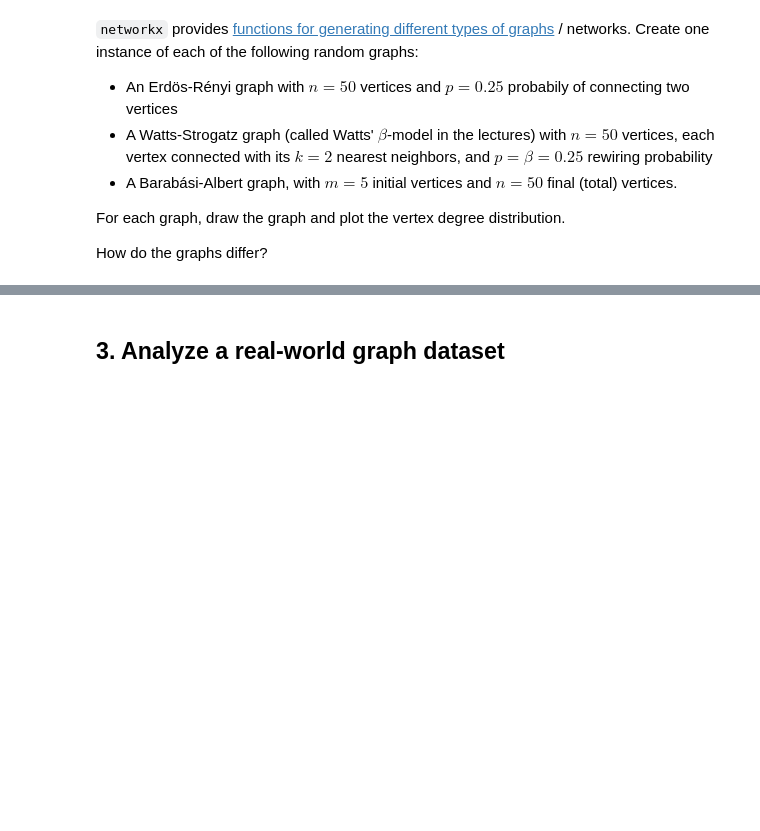
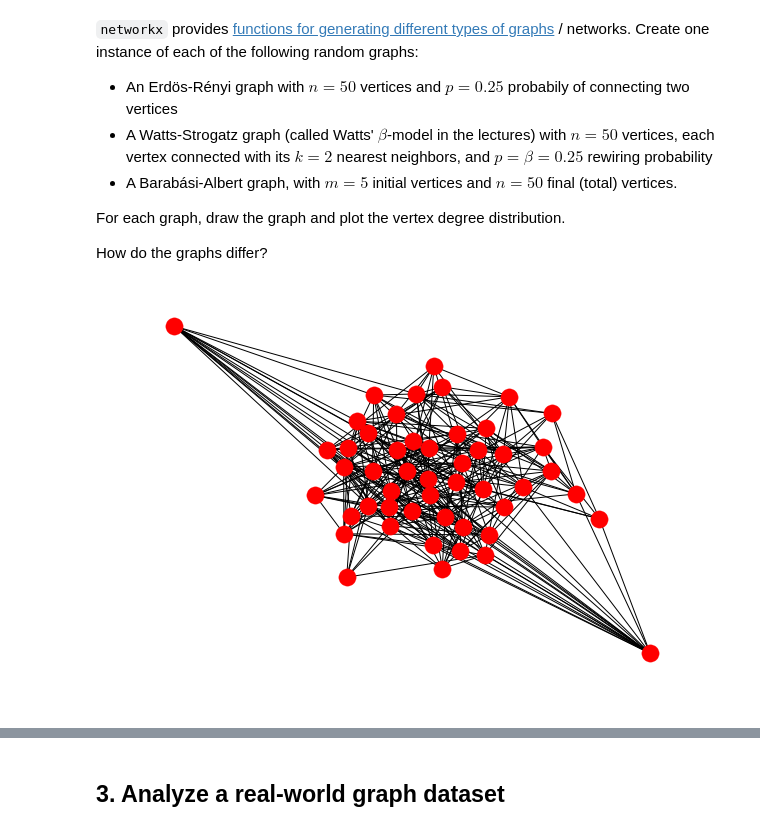
Before and after one commit to mladenivkovic/esc403, a Jupyter notebook: exercises/08-graph-analysis-with-networkx-EMPTY.ipynb, the cells around one changed output, grey strips where cells are left out. Saved outputs shown, nothing was run; the diff lists cells and outputs as text; code cells hidden in the pictures; blank space fills up the shorter version.

```diff
--- a/exercises/08-graph-analysis-with-networkx-EMPTY.ipynb
+++ b/exercises/08-graph-analysis-with-networkx-EMPTY.ipynb
@@ -385,3 +401,12 @@ For each graph, draw the graph and plot the vertex degree distribution.
 How do the graphs differ?
 
 [1]: http://networkx.readthedocs.io/en/networkx-1.11/reference/generators.html
+# %%
+########################
+# ERDÖS RENYI GRAPH
+########################
+
+Ger = nx.fast_gnp_random_graph(n=50, p=0.25, seed=1, directed=False)
+nx.draw(Ger)
+# %% [output]
+[figure, added]
```
Also changed, not shown: parts of 25 cells of this notebook, 1 other file.
